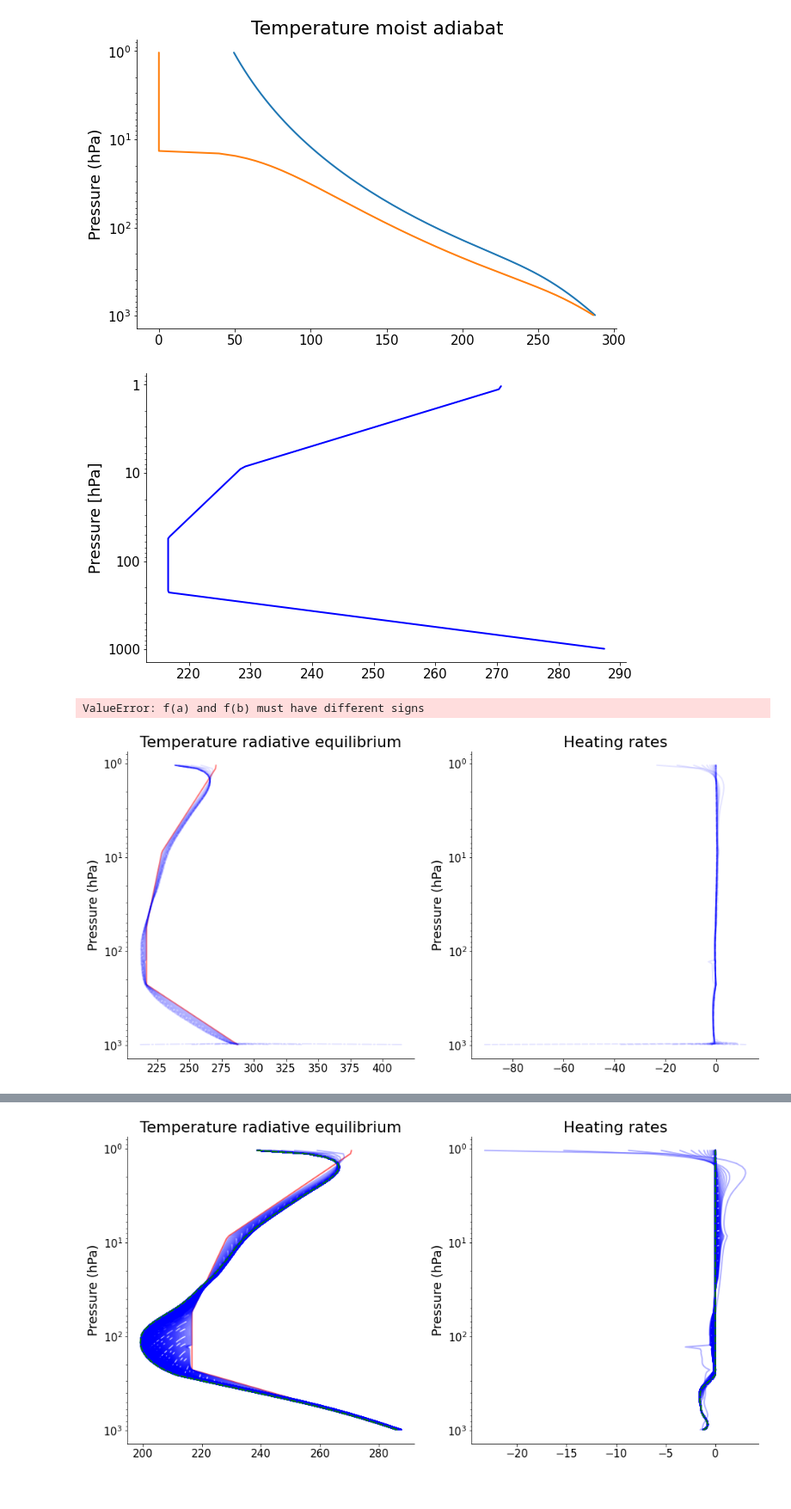
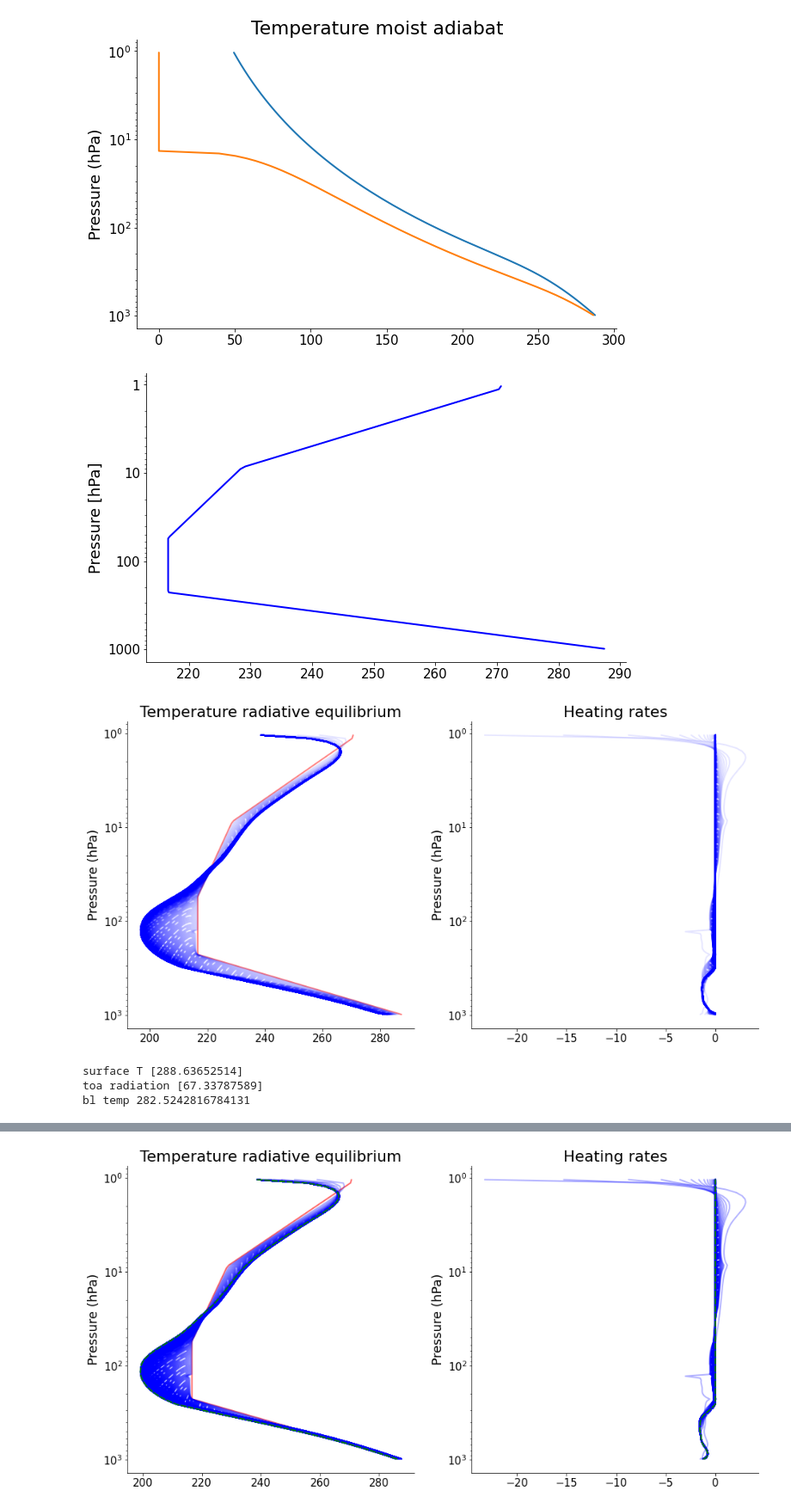
Before and after one commit to VayredaLluc/Master-s-theis, a Jupyter notebook: konrad_rce_test.ipynb, the cells around one changed output, grey strips where cells are left out. Shown at 86% size. Cells and saved outputs as stored; diff of their text form; code cells hidden in the pictures.

```diff
--- a/konrad_rce_test.ipynb
+++ b/konrad_rce_test.ipynb
@@ -122,7 +122,7 @@ def moist_adiabat(p,T_bl,T_rad):
 def TE(T,p): #J kg-1
     energy = integrate.trapz(-cp_air*T/g,p) #J m-2
     mass = (p[0]-p[-1])/g #kg m-2
-    return energy/mass #J kg-1
+    return energy #J kg-1
 
 def DSE(T,z,p): #J kg-1
     energy = integrate.trapz(-cp_air*T/g-z,p) #J m-2
@@ -146,11 +146,11 @@ def T_bl_TE(thermal_energy, p, T_rad): #find T_bl conserving thermal energy
     return T_bl
 
 
-def T_convection_TE(p, T_rad): #find T after convective adjustment conserving thermal energy
-    thermal_energy = TE(T_rad,p)
+def T_convection_TE(p, T_rad, SH): #find T after convective adjustment conserving thermal energy
+    thermal_energy = TE(T_rad,p) + SH
 
-    def fun(T_s):
-        T_atm = moist_adiabat(p,T_s,T_rad)
+    def fun(T_bl):
+        T_atm = moist_adiabat(p,T_bl,T_rad)
         TE_moist = TE(T_atm,p)
         res = TE_moist-thermal_energy
         return res
@@ -160,8 +160,8 @@ def T_convection_TE(p, T_rad): #find T after convective adjustment conserving th
     return T_con
 
 
-def T_convection_DSE(p, T_rad): #find T after convective adjustment conserving dry static energy
-    z_rad = height(p,T_rad)
+def T_convection_DSE(p, T_rad, SH): #find T after convective adjustment conserving dry static energy
+    z_rad = height(p,T_rad) + SH
     dry_static_energy = DSE(T_rad,z_rad,p)
 
     def fun(T_s):
@@ -305,7 +305,7 @@ plots.profile_p_log(atmosphere['plev'],
                         atmosphere['T'][0], color = 'blue')
 plt.show()
 
-nsteps = 100
+nsteps = 500
 timestep = 0.5 #days
 
 fig, ax = plt.subplots(1,2, figsize=(16,8))
@@ -337,38 +337,43 @@ for i in range(nsteps):
 
     mass_bl = (atmosphere['phlev'][0]-atmosphere['phlev'][1])/g
     atmosphere['T'] += radiation['net_htngrt'] * timestep
-    atmosphere['T'][0,0] += SH * seconds_day * timestep / (cp_air * mass_bl)
 
-    T_radiation = atmosphere['T'][0]
+    T_radiation = atmosphere['T'][0].copy()
 
-    atmosphere['T'][0] = T_convection_TE(atmosphere['plev'], T_radiation)
+    atmosphere['T'][0] = T_convection_TE(atmosphere['plev'], T_radiation, SH * seconds_day * timestep)
 
     atmosphere['H2O'][0] = rh_to_vmr(RH,atmosphere['T'][0],atmosphere['plev'])
 
     alpha = 0.1+0.8*(i/nsteps)**4
     ax[0].plot(atmosphere['T'][0], atmosphere['plev']/100,
                alpha = alpha, color = 'blue')
 
 
     ax[1].plot(radiation['net_htngrt'][0], atmosphere['plev']/100,
                alpha = alpha, color = 'blue')
 
 
 plt.show()
 
+print('surface T',surface['temperature'])
+print('toa radiation',radiation['toa'])
+print('bl temp',atmosphere['T'][0,0])
+
 fig, ax = plt.subplots()
 ax.set_yscale('log')
 ax.yaxis.set_inverted(True)
 ax.set_title('Temperature radiative equilibrium')
 ax.set_ylabel('Pressure (hPa)')
 ax.scatter(atmosphere['T'][0], atmosphere['plev']/100,
                alpha = alpha, color = 'blue', s = 3)
 ax.scatter(surface['temperature'][0], atmosphere['phlev'][0]/100,
                alpha = alpha, color = 'red', s = 4)
 ax.plot(moist_adiabat(atmosphere['plev'],288,atmosphere['T'][0]), atmosphere['plev']/100,
                alpha = alpha, color = 'green', lw = 1)
 plt.show()
 # %% [output]
 [figure]
+[figure, new version]
-ValueError: f(a) and f(b) must have different signs
+surface T [288.63652514]
+toa radiation [67.33787589]
+bl temp 282.5242816784131
-[figure, old version]
```
Also changed, not shown: parts of 1 cell of this notebook, 3 other files.
